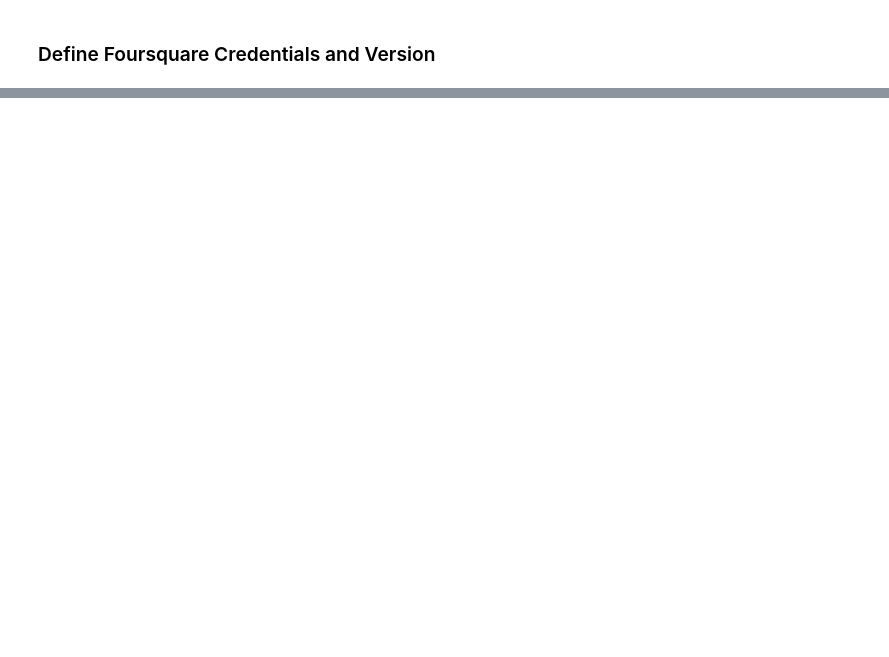
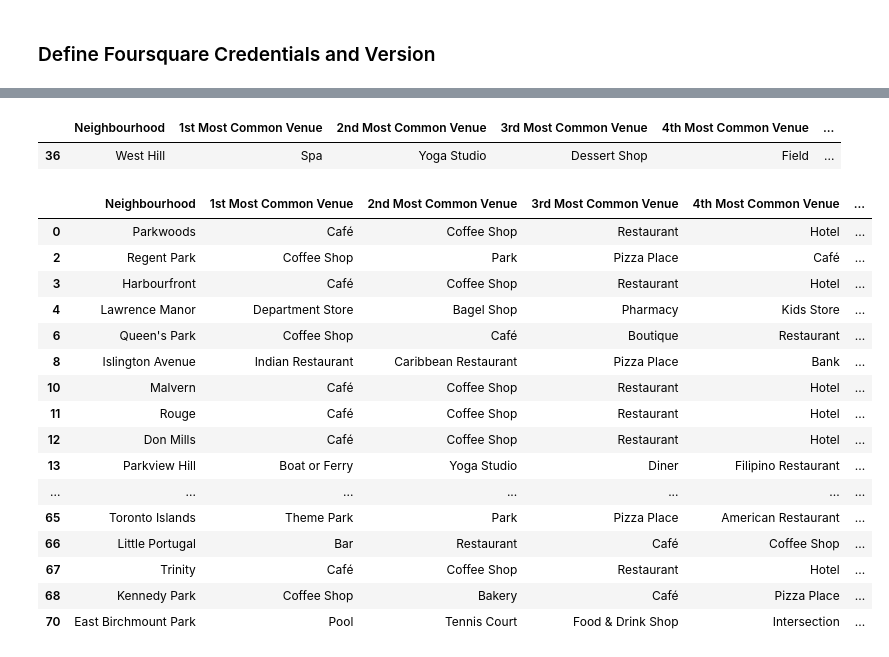
Before and after one commit to uditchoudhary/Applied-Data-Science-Capstone, a Jupyter notebook: Segmenting and Clustering Neighborhoods in Toronto.ipynb, the cells around one changed output, grey strips where cells are left out. Saved outputs shown, nothing was run; the diff lists cells and outputs as text; code cells hidden in the pictures; blank space fills up the shorter version.

Commit message:
adds Cluster Neighborhoods

```diff
--- a/Segmenting and Clustering Neighborhoods in Toronto.ipynb
+++ b/Segmenting and Clustering Neighborhoods in Toronto.ipynb
@@ -333,0 +596,13 @@ map_toronto
+# %%
+# import k-means from clustering stage
+from sklearn.cluster import KMeans
+# set number of clusters
+kclusters = 4
+
+toronto_grouped_clustering = toronto_grouped.drop('Neighbourhood', 1)
+
+# run k-means clustering
+kmeans = KMeans(n_clusters=kclusters, random_state=0).fit(toronto_grouped_clustering)
+
+# check cluster labels generated for each row in the dataframe
+kmeans.labels_[0:30]
@@ -333,0 +614,10 @@ map_toronto
+# %%
+# add clustering labels
+neighborhoods_venues_sorted.insert(0, 'Cluster Labels', kmeans.labels_)
+# %%
+toronto_merged = toronto_n
+
+# merge toronto_grouped with manhattan_data to add latitude/longitude for each neighborhood
+toronto_merged = toronto_merged.join(neighborhoods_venues_sorted.set_index('Neighbourhood'), on='Neighbourhood')
+
+toronto_merged.head(10) # check the last columns!
@@ -333,0 +638,4 @@ map_toronto
+# %%
+print(toronto_merged.shape)
+toronto_merged.dropna(inplace= True)
+print(toronto_merged.shape)
@@ -333,0 +684,25 @@ map_toronto
+# %%
+toronto_merged.loc[toronto_merged['Cluster Labels'] == 1, toronto_merged.columns[[1] + list(range(5, toronto_merged.shape[1]))]]
+# %% [output]
+|  | Neighbourhood | 1st Most Common Venue | 2nd Most Common Venue | 3rd Most Common Venue | 4th Most Common Venue | ... |
+| 36 | West Hill | Spa | Yoga Studio | Dessert Shop | Field | ... |
+# %%
+toronto_merged.loc[toronto_merged['Cluster Labels'] == 2, toronto_merged.columns[[1] + list(range(5, toronto_merged.shape[1]))]]
+# %% [output]
+|  | Neighbourhood | 1st Most Common Venue | 2nd Most Common Venue | 3rd Most Common Venue | 4th Most Common Venue | ... |
+| 0 | Parkwoods | Café | Coffee Shop | Restaurant | Hotel | ... |
+| 2 | Regent Park | Coffee Shop | Park | Pizza Place | Café | ... |
+| 3 | Harbourfront | Café | Coffee Shop | Restaurant | Hotel | ... |
+| 4 | Lawrence Manor | Department Store | Bagel Shop | Pharmacy | Kids Store | ... |
+| 6 | Queen's Park | Coffee Shop | Café | Boutique | Restaurant | ... |
+| 8 | Islington Avenue | Indian Restaurant | Caribbean Restaurant | Pizza Place | Bank | ... |
+| 10 | Malvern | Café | Coffee Shop | Restaurant | Hotel | ... |
+| 11 | Rouge | Café | Coffee Shop | Restaurant | Hotel | ... |
+| 12 | Don Mills | Café | Coffee Shop | Restaurant | Hotel | ... |
+| 13 | Parkview Hill | Boat or Ferry | Yoga Studio | Diner | Filipino Restaurant | ... |
+| ... | ... | ... | ... | ... | ... | ... |
+| 65 | Toronto Islands | Theme Park | Park | Pizza Place | American Restaurant | ... |
+| 66 | Little Portugal | Bar | Restaurant | Café | Coffee Shop | ... |
+| 67 | Trinity | Café | Coffee Shop | Restaurant | Hotel | ... |
+| 68 | Kennedy Park | Coffee Shop | Bakery | Café | Pizza Place | ... |
+| 70 | East Birchmount Park | Pool | Tennis Court | Food & Drink Shop | Intersection | ... |
```
Also changed, not shown: parts of 38 cells of this notebook.
